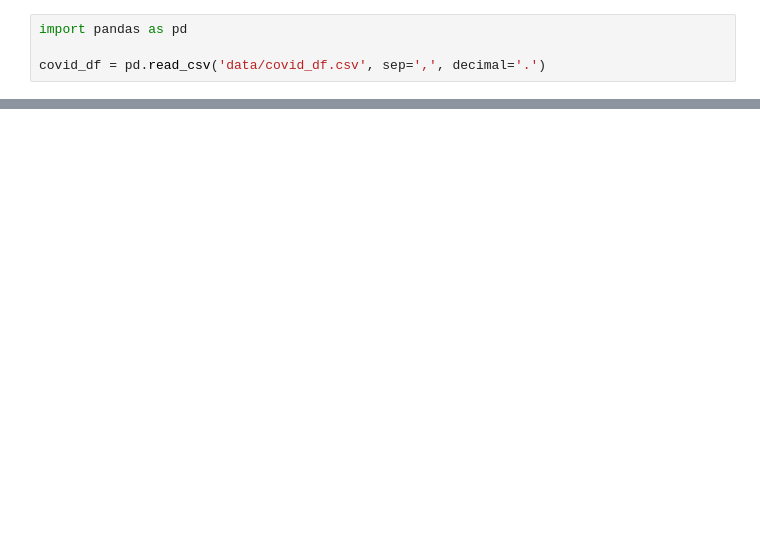
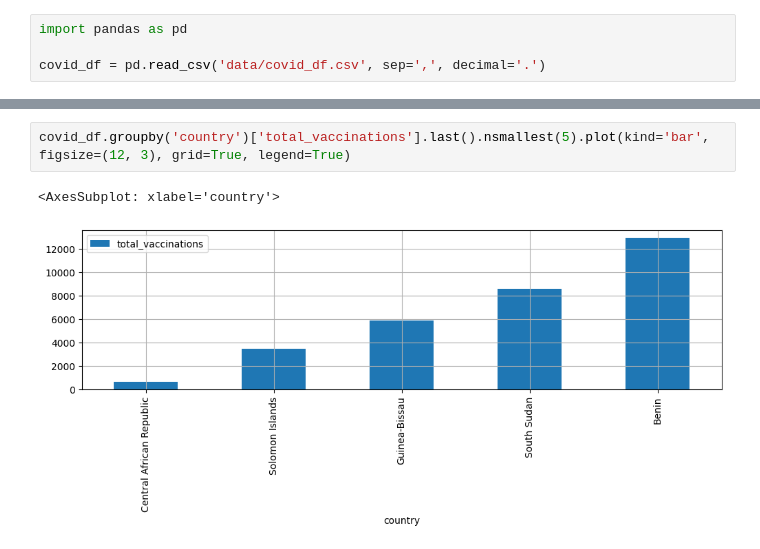
Before and after one commit to SudarickovIlya/DataCleaningProject, a Jupyter notebook: Visualization/Pandas plots.ipynb, the cells around one changed output, grey strips where cells are left out. Saved outputs shown, nothing was run; the diff lists cells and outputs as text; blank space fills up the shorter version.

```diff
--- a/Visualization/Pandas plots.ipynb
+++ b/Visualization/Pandas plots.ipynb
@@ -16,0 +45,5 @@ grouped_cases.plot(
+# %%
+covid_df.groupby('country')['total_vaccinations'].last().nsmallest(5).plot(kind='bar', figsize=(12, 3), grid=True, legend=True)
+# %% [output]
+<AxesSubplot: xlabel='country'>
+[figure, added]
```
Also changed, not shown: parts of 3 cells of this notebook.
